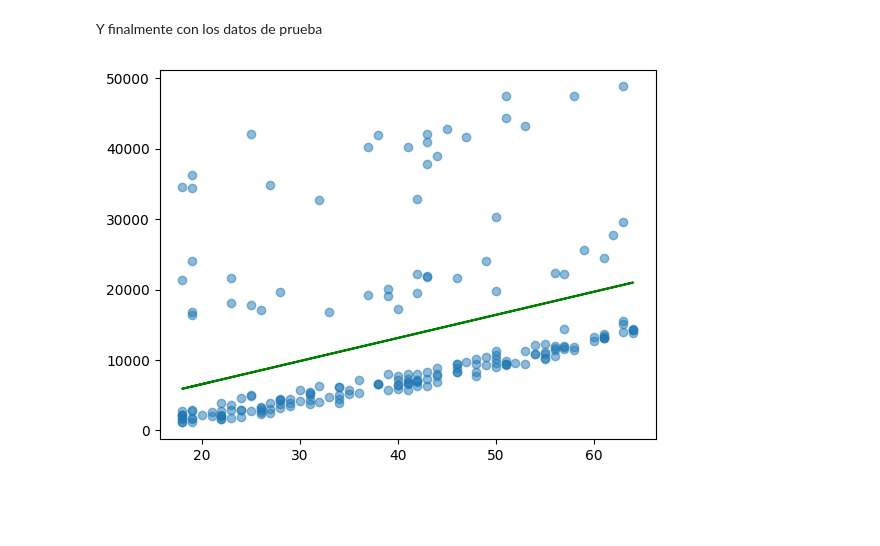
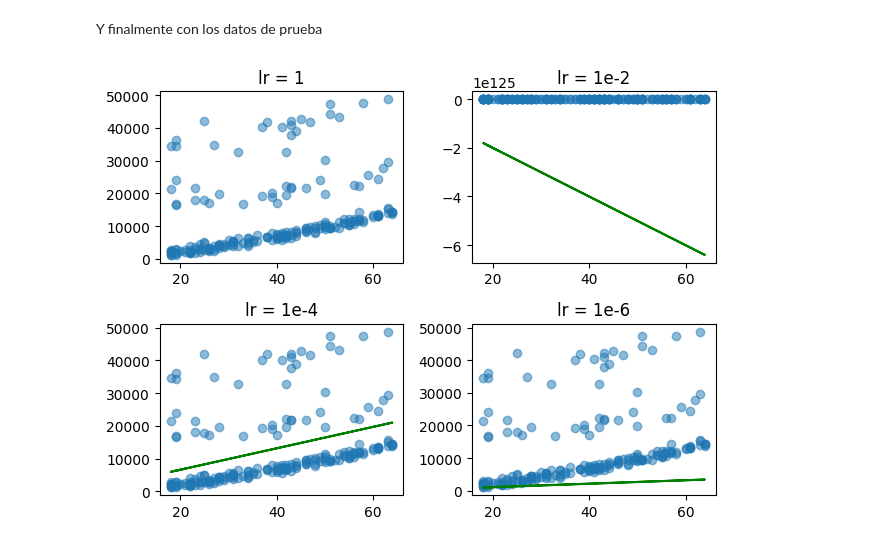
Before and after one commit to 26-jorge-01/RL1-ML, a Jupyter notebook: Aprendizaje_de_máquina_Regresión_lineal.ipynb, the cells around one changed output. Drawn from its saved outputs; the diff is of its cells as text; code cells hidden in the pictures; blank space fills up the shorter version.

```diff
--- a/Aprendizaje_de_máquina_Regresión_lineal.ipynb
+++ b/Aprendizaje_de_máquina_Regresión_lineal.ipynb
@@ -647,25 +688,50 @@ plt.show()
 # %% [markdown]
 Y finalmente con los datos de prueba
-# %%
-# Lleva Series a vector numpy
-Xt= test_df[['age']].values
-
-# Lleva Series a vector numpy
-Yt= test_df[['charges']].values
-
-X_t=np.hstack((np.ones((Xt.shape[0],1)),Xt))
-Y_test=X_t.dot(theta_est)
-
-# Calcula la función de perdida con los datos de prueba.
-loss_t = np.sum( np.power(Y_test-Yt,2))
-
-
-# Dibujamos diagrama de dispersión entre variables.
-plt.scatter(Xt, Yt, alpha=0.5)
-plt.plot(Xt,Y_test, 'green')
-plt.show()
-# %% [output]
-[figure, removed]
+# %%
+# Lleva Series a vector numpy
+Xt = test_df[['age']].values
+
+# Lleva Series a vector numpy
+Yt = test_df[['charges']].values
+
+X_t = np.hstack((np.ones((Xt.shape[0], 1)), Xt))
+
+# Valores estimados a partir de las evaluaciones de la función fit_model con distintas tasas de aprendizaje
+Y_test1 = X_t.dot(theta_est_1) # lr = 1
+loss_t1 = np.sum(np.power(Y_test1 - Yt, 2))
+
+Y_test2 = X_t.dot(theta_est_2) # lr = 1e-2
+loss_t2 = np.sum(np.power(Y_test2 - Yt, 2))
+
+Y_test3 = X_t.dot(theta_est_3) # lr = 1e-4
+loss_t3 = np.sum(np.power(Y_test3 - Yt, 2))
+
+Y_test4 = X_t.dot(theta_est_4) # lr = 1e-6
+loss_t4 = np.sum(np.power(Y_test4 - Yt, 2))
+# %%
+fig, ((ax1, ax2), (ax3, ax4)) = plt.subplots(2, 2)
+
+ax1.scatter(Xt, Yt, alpha=0.5)
+ax1.plot(Xt, Y_test1, 'green')
+ax1.set_title('lr = 1')
+
+ax2.scatter(Xt, Yt, alpha=0.5)
+ax2.plot(Xt, Y_test2, 'green')
+ax2.set_title('lr = 1e-2')
+
+ax3.scatter(Xt, Yt, alpha=0.5)
+ax3.plot(Xt, Y_test3, 'green')
+ax3.set_title('lr = 1e-4')
+
+ax4.scatter(Xt, Yt, alpha=0.5)
+ax4.plot(Xt, Y_test4, 'green')
+ax4.set_title('lr = 1e-6')
+
+# Ajustar el layout para evitar la superposición de contenido
+plt.tight_layout()
+plt.show()
+# %% [output]
+[figure, added]
 # %%
 # Comparamos los valores obtenidos para la función de perdida
 # en los tres conjuntos de datos
```
Also changed, not shown: parts of 17 cells of this notebook.
